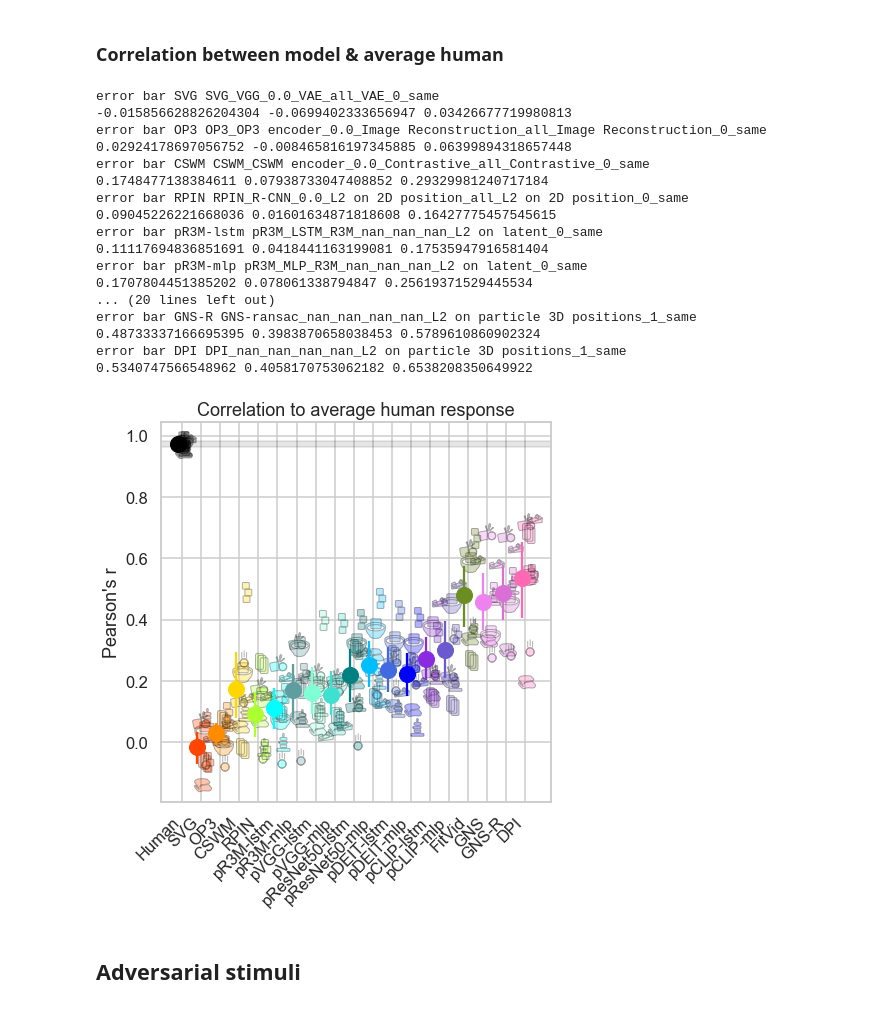
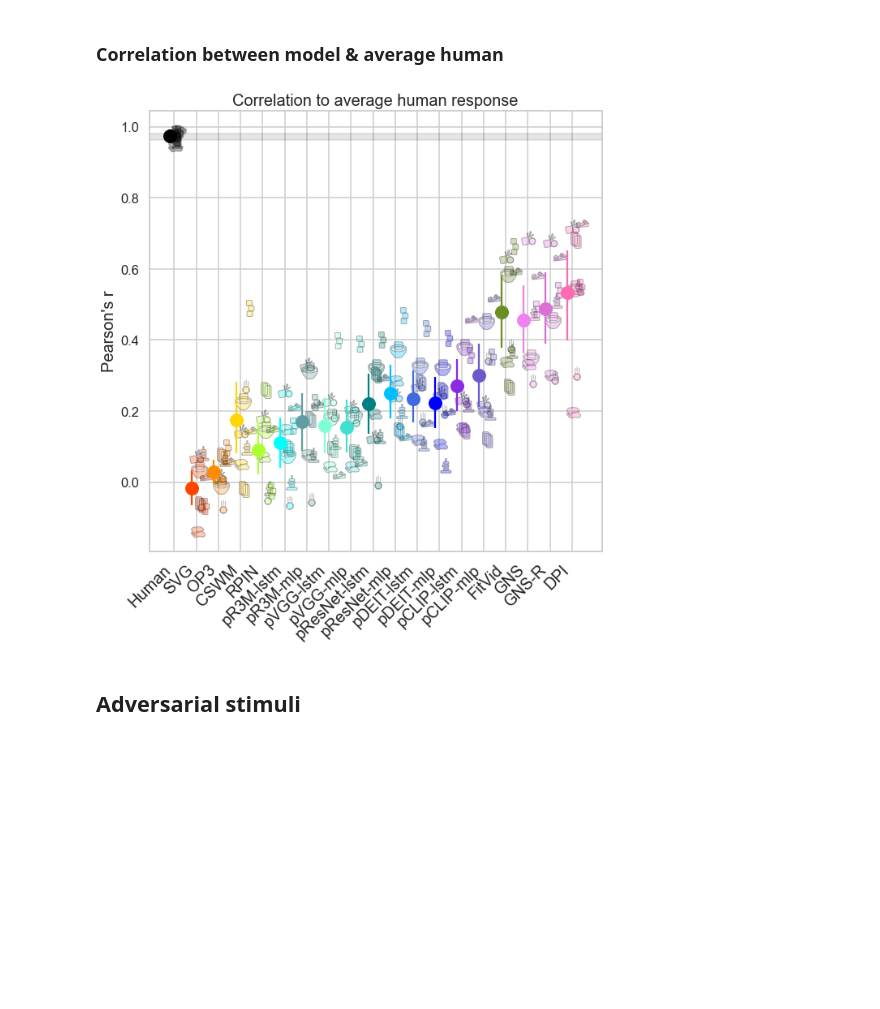
Before and after one commit to cogtoolslab/physics-benchmarking-neurips2021, a Jupyter notebook: analysis/paper_plots.ipynb, the cells around one changed output. Cells and saved outputs as stored; diff of their text form; code cells hidden in the pictures; blank space fills up the shorter version.

```diff
--- a/analysis/paper_plots.ipynb
+++ b/analysis/paper_plots.ipynb
@@ -196,8 +196,8 @@ MODELS = {
  'pR3M_MLP_R3M_nan_nan_nan_L2 on latent_0_same': 'pR3M-mlp',
  'VGGFrozenLSTM_VGG_nan_nan_nan_L2 on latent_0_same': 'pVGG-lstm',
  'VGGFrozenMLP_VGG_nan_nan_nan_L2 on latent_0_same': 'pVGG-mlp',
- 'pResNet50_LSTM_ResNet50_nan_nan_nan_L2 on latent_0_same': 'pResNet50-lstm',
- 'pResNet50_MLP_ResNet50_nan_nan_nan_L2 on latent_0_same': 'pResNet50-mlp',
+ 'pResNet50_LSTM_ResNet50_nan_nan_nan_L2 on latent_0_same': 'pResNet-lstm',
+ 'pResNet50_MLP_ResNet50_nan_nan_nan_L2 on latent_0_same': 'pResNet-mlp',
  'DEITFrozenLSTM_DEIT_nan_nan_nan_L2 on latent_0_same': 'pDEIT-lstm',
  'DEITFrozenMLP_DEIT_nan_nan_nan_L2 on latent_0_same': 'pDEIT-mlp',
  'pCLIP_LSTM_CLIP_nan_nan_nan_L2 on latent_0_same': 'pCLIP-lstm',
@@ -221,8 +221,8 @@ COLORS = {
     'pVGG-mlp':'turquoise',
     'pR3M-lstm':'aqua',
     'pR3M-mlp':'cadetblue',
-    'pResNet50-lstm':'teal',
-    'pResNet50-mlp':'deepskyblue',
+    'pResNet-lstm':'teal',
+    'pResNet-mlp':'deepskyblue',
     'FitVid': 'olivedrab',
     'GNS':'violet',
     'GNS-R':'orchid',
@@ -279,7 +279,9 @@ MEAN_MULTIPLIER = 0.8
 ALPHA = 0.2
 SCEN_SHIFT = .06
 N_ITER = 1000
-FIGSIZE = (7,7)
+FIGSIZE = (10,10)
+TITLE_SIZE = 20
+LABEL_SIZE = 20
 # %%
 def bootstrap_means(means):
     """Bootstraps over the means across scenarios to generate lower and upper confidence bounds"""
@@ -353,0 +356,13 @@ plt.show()
+# %%
+for x,(model,model_name) in enumerate(MODELS.items()):
+    print('\n', model_name)
+    first_row = [
+        '{:.3f}'.format(float(MH_both[(MH_both['Model Kind'] == model) & (MH_both['scenario'] == scenario)]['model_correct'].values[0]))
+        for scenario in ['dominoes','towers','collision','containment']
+    ]
+    sec_row = [
+        '{:.3f}'.format(MH_both[(MH_both['Model Kind'] == model) & (MH_both['scenario'] == scenario)]['model_correct'].values[0])
+        for scenario in ['drop','linking','rollingsliding','clothiness']
+    ]
+    print(' & '.join(first_row))
+    print(' & '.join(sec_row))
@@ -509,56 +542,37 @@ for si,scenario in enumerate(SCENARIOS):
 # human
 mean = AR['r_mean'].mean()
 lb = abs(mean-AR['r_lb'].mean())
 ub = abs(mean-AR['r_ub'].mean())
 assert AR['r_ub'].mean() == ub+mean
 axis.errorbar(0-.2,mean,
               yerr=([lb],[ub]),
               label="Human",
               color="black",
               marker = "o",
               ms=MARKER_SIZE*MEAN_MULTIPLIER,
 )
 ## models
 for x,(model,model_name) in enumerate(MODELS.items()):
-    print("error bar",model_name,model)
     pearsons_rs = MH_both[(MH_both['Model Kind'] == model)]['pearsons_r']
     # drop nans
     pearsons_rs = pearsons_rs[~np.isnan(pearsons_rs)]
     mean,lb,ub,_,_ = bootstrap_means(pearsons_rs)
-    print(mean,lb,ub)
     axis.errorbar(x+1+-.2,mean,([abs(mean-lb)],[abs(mean-ub)]),
       marker="o",
       color=COLORS[model_name],
       label=model_name,
       ms=MARKER_SIZE*MEAN_MULTIPLIER)
 
 #add labels
 axis.set_xticks(np.arange(len(MODELS)+1))
-axis.set_xticklabels(["Human"] + list(MODELS.values()),rotation=45,ha='right')
-axis.set_title("Correlation to average human response")
-axis.set_ylabel("Pearson's r")
+axis.set_xticklabels(["Human"] + list(MODELS.values()),rotation=45,ha='right', fontsize=LABEL_SIZE)
+axis.set_title("Correlation to average human response", fontsize=TITLE_SIZE)
+axis.set_ylabel("Pearson's r", fontsize=LABEL_SIZE)
 # axis.set_ybound((0,0.08))
 plt.savefig(os.path.join(plot_dir,"human_model_distance.pdf"),bbox_inches='tight')
 plt.show()
 # %% [output]
-error bar SVG SVG_VGG_0.0_VAE_all_VAE_0_same
--0.015856628826204304 -0.0699402333656947 0.03426677719980813
-error bar OP3 OP3_OP3 encoder_0.0_Image Reconstruction_all_Image Reconstruction_0_same
-0.02924178697056752 -0.008465816197345885 0.06399894318657448
-error bar CSWM CSWM_CSWM encoder_0.0_Contrastive_all_Contrastive_0_same
-0.1748477138384611 0.07938733047408852 0.29329981240717184
-error bar RPIN RPIN_R-CNN_0.0_L2 on 2D position_all_L2 on 2D position_0_same
-0.09045226221668036 0.01601634871818608 0.16427775457545615
-error bar pR3M-lstm pR3M_LSTM_R3M_nan_nan_nan_L2 on latent_0_same
-0.11117694836851691 0.0418441163199081 0.17535947916581404
-error bar pR3M-mlp pR3M_MLP_R3M_nan_nan_nan_L2 on latent_0_same
-0.1707804451385202 0.078061338794847 0.25619371529445534
-... (20 lines left out)
-error bar GNS-R GNS-ransac_nan_nan_nan_nan_L2 on particle 3D positions_1_same
-0.48733337166695395 0.3983870658038453 0.5789610860902324
-error bar DPI DPI_nan_nan_nan_nan_L2 on particle 3D positions_1_same
-0.5340747566548962 0.4058170753062182 0.6538208350649922
-[figure, old version]
+[figure, new version]
 # %% [markdown]
 ## Adversarial stimuli
 # %% [markdown]
```
Also changed, not shown: parts of 7 cells of this notebook, 3 other files.
